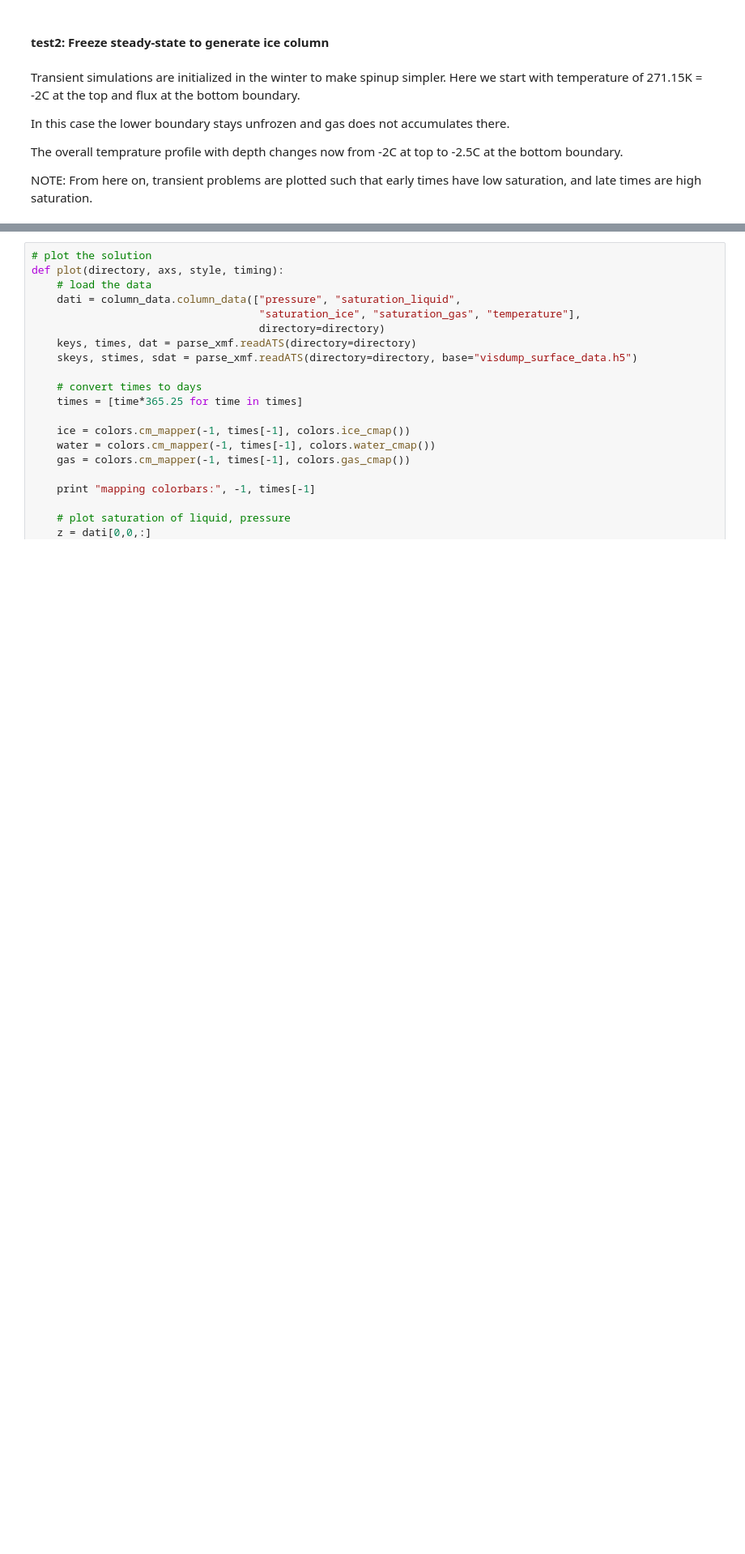
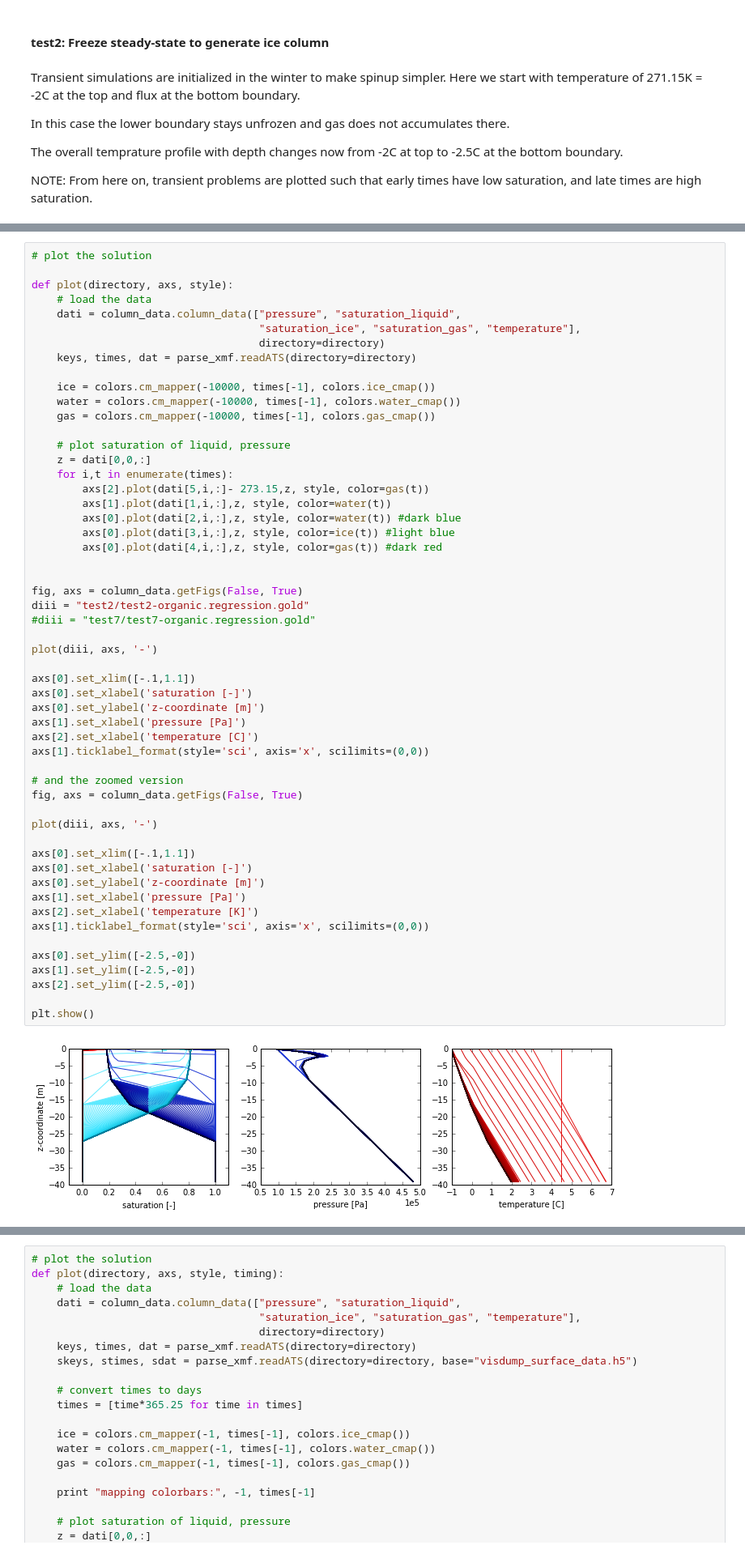
Before and after one commit to amanzi/ats-testsuite-arctic, a Jupyter notebook: testing/1Dbotflux/1D_column_bot_flux.ipynb, the cells around one changed output, grey strips where cells are left out. Shown at 81% size. Saved outputs shown, nothing was run; the diff lists cells and outputs as text; blank space fills up the shorter version.

```diff
--- a/testing/1Dbotflux/1D_column_bot_flux.ipynb
+++ b/testing/1Dbotflux/1D_column_bot_flux.ipynb
@@ -117,0 +119,56 @@ plt.show()
+# %%
+# plot the solution
+
+def plot(directory, axs, style):
+    # load the data
+    dati = column_data.column_data(["pressure", "saturation_liquid",
+                                    "saturation_ice", "saturation_gas", "temperature"],
+                                    directory=directory)
+    keys, times, dat = parse_xmf.readATS(directory=directory)
+
+    ice = colors.cm_mapper(-10000, times[-1], colors.ice_cmap())
+    water = colors.cm_mapper(-10000, times[-1], colors.water_cmap())
+    gas = colors.cm_mapper(-10000, times[-1], colors.gas_cmap())
+
+    # plot saturation of liquid, pressure
+    z = dati[0,0,:]
+    for i,t in enumerate(times):
+        axs[2].plot(dati[5,i,:]- 273.15,z, style, color=gas(t))
+        axs[1].plot(dati[1,i,:],z, style, color=water(t))
+        axs[0].plot(dati[2,i,:],z, style, color=water(t)) #dark blue
+        axs[0].plot(dati[3,i,:],z, style, color=ice(t)) #light blue
+        axs[0].plot(dati[4,i,:],z, style, color=gas(t)) #dark red
+
+
+fig, axs = column_data.getFigs(False, True)
+diii = "test2/test2-organic.regression.gold"
+#diii = "test7/test7-organic.regression.gold"
+
+plot(diii, axs, '-')
+
+axs[0].set_xlim([-.1,1.1])
+axs[0].set_xlabel('saturation [-]')
+axs[0].set_ylabel('z-coordinate [m]')
+axs[1].set_xlabel('pressure [Pa]')
+axs[2].set_xlabel('temperature [C]')
+axs[1].ticklabel_format(style='sci', axis='x', scilimits=(0,0))
+
+# and the zoomed version
+fig, axs = column_data.getFigs(False, True)
+
+plot(diii, axs, '-')
+
+axs[0].set_xlim([-.1,1.1])
+axs[0].set_xlabel('saturation [-]')
+axs[0].set_ylabel('z-coordinate [m]')
+axs[1].set_xlabel('pressure [Pa]')
+axs[2].set_xlabel('temperature [K]')
+axs[1].ticklabel_format(style='sci', axis='x', scilimits=(0,0))
+
+axs[0].set_ylim([-2.5,-0])
+axs[1].set_ylim([-2.5,-0])
+axs[2].set_ylim([-2.5,-0])
+
+plt.show()
+# %% [output]
+[figure, added]
```
Also changed, not shown: parts of 6 cells of this notebook, 6 other files.
